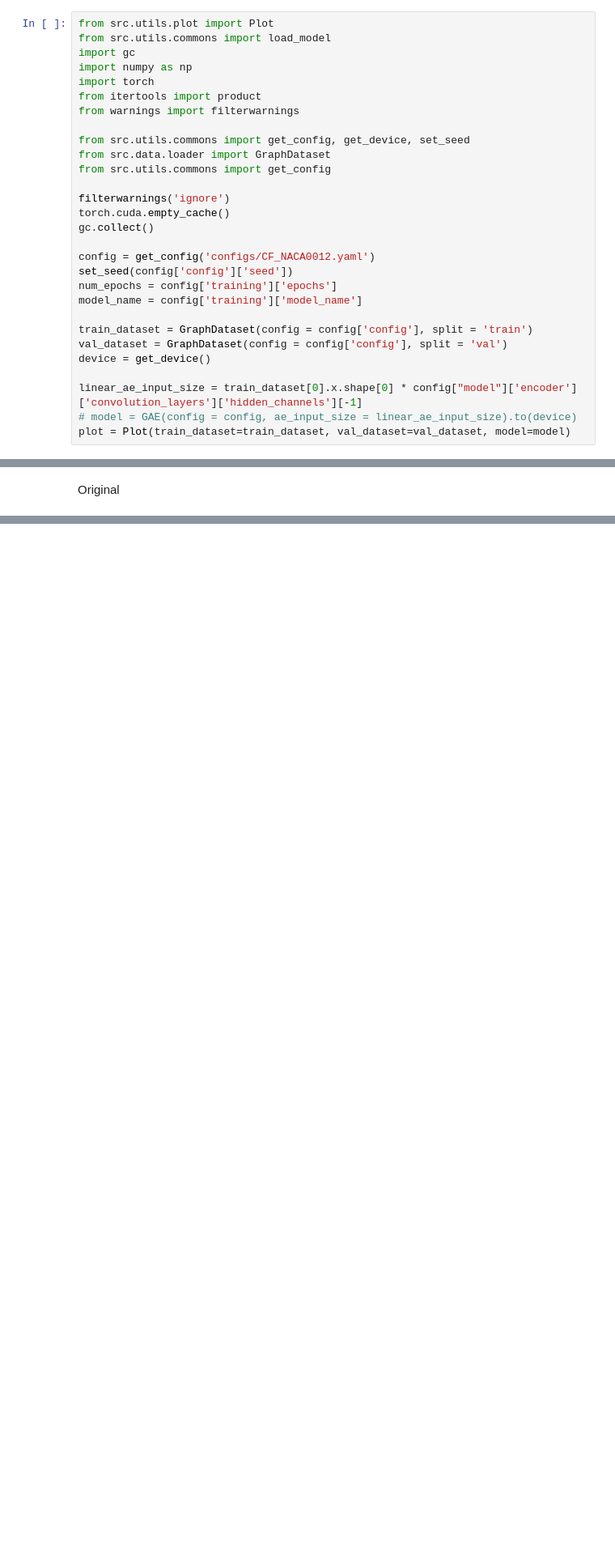
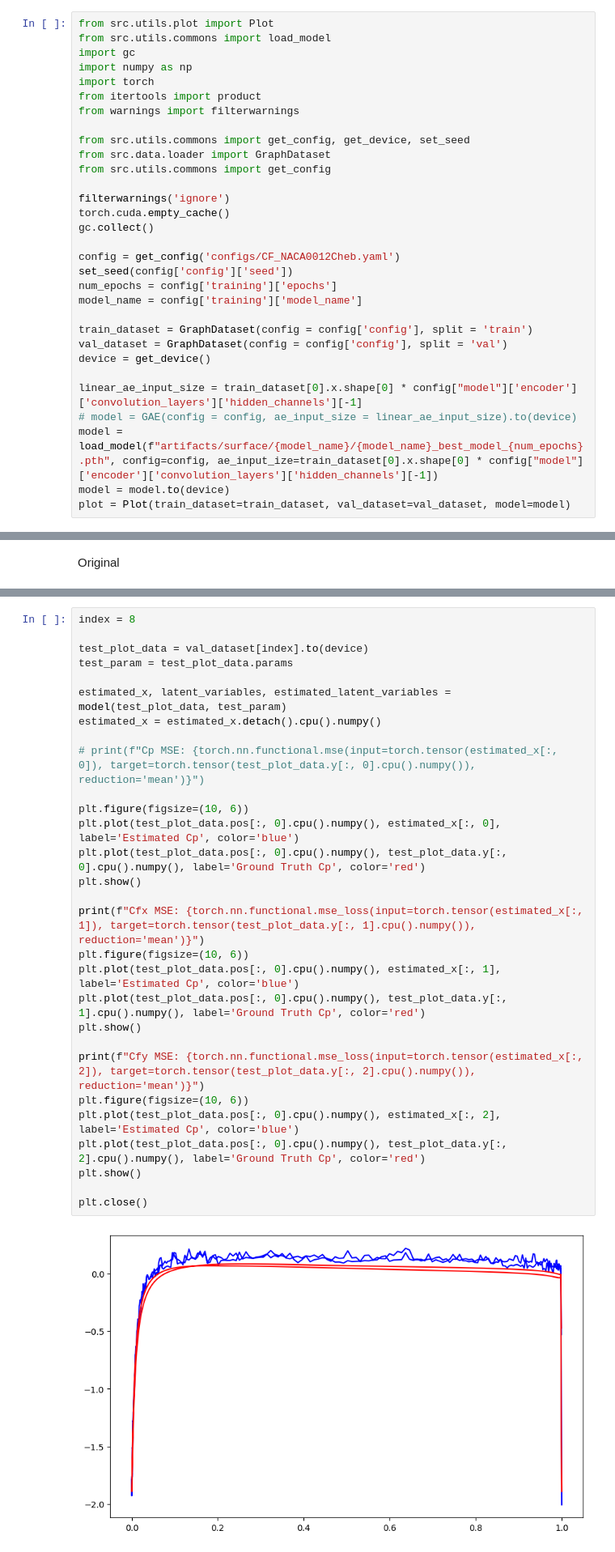
Before and after one commit to Arviano-Yuono/GAE-ROM, a Jupyter notebook: 3_cf_surface_trainingCheb.ipynb, the cells around one changed output, grey strips where cells are left out. Shown at 81% size. Cells and saved outputs as stored; diff of their text form; blank space fills up the shorter version.

```diff
--- a/3_cf_surface_trainingCheb.ipynb
+++ b/3_cf_surface_trainingCheb.ipynb
@@ -198,7 +202,7 @@ filterwarnings('ignore')
 torch.cuda.empty_cache()
 gc.collect()
 
-config = get_config('configs/CF_NACA0012.yaml')
+config = get_config('configs/CF_NACA0012Cheb.yaml')
 set_seed(config['config']['seed'])
 num_epochs = config['training']['epochs']
 model_name = config['training']['model_name']
@@ -209,4 +213,6 @@ device = get_device()
 
 linear_ae_input_size = train_dataset[0].x.shape[0] * config["model"]['encoder']['convolution_layers']['hidden_channels'][-1]
 # model = GAE(config = config, ae_input_size = linear_ae_input_size).to(device)
+model = load_model(f"artifacts/surface/{model_name}/{model_name}_best_model_{num_epochs}.pth", config=config, ae_input_ize=train_dataset[0].x.shape[0] * config["model"]['encoder']['convolution_layers']['hidden_channels'][-1])
+model = model.to(device)
 plot = Plot(train_dataset=train_dataset, val_dataset=val_dataset, model=model)
@@ -235,0 +250,31 @@ plt.close()
+# %%
+index = 8
+
+test_plot_data = val_dataset[index].to(device)
+test_param = test_plot_data.params
+
+estimated_x, latent_variables, estimated_latent_variables = model(test_plot_data, test_param)
+estimated_x = estimated_x.detach().cpu().numpy()
+
+# print(f"Cp MSE: {torch.nn.functional.mse(input=torch.tensor(estimated_x[:, 0]), target=torch.tensor(test_plot_data.y[:, 0].cpu().numpy()), reduction='mean')}")
+
+plt.figure(figsize=(10, 6))
+plt.plot(test_plot_data.pos[:, 0].cpu().numpy(), estimated_x[:, 0], label='Estimated Cp', color='blue')
+plt.plot(test_plot_data.pos[:, 0].cpu().numpy(), test_plot_data.y[:, 0].cpu().numpy(), label='Ground Truth Cp', color='red')
+plt.show()
+
+print(f"Cfx MSE: {torch.nn.functional.mse_loss(input=torch.tensor(estimated_x[:, 1]), target=torch.tensor(test_plot_data.y[:, 1].cpu().numpy()), reduction='mean')}")
+plt.figure(figsize=(10, 6))
+plt.plot(test_plot_data.pos[:, 0].cpu().numpy(), estimated_x[:, 1], label='Estimated Cp', color='blue')
+plt.plot(test_plot_data.pos[:, 0].cpu().numpy(), test_plot_data.y[:, 1].cpu().numpy(), label='Ground Truth Cp', color='red')
+plt.show()
+
+print(f"Cfy MSE: {torch.nn.functional.mse_loss(input=torch.tensor(estimated_x[:, 2]), target=torch.tensor(test_plot_data.y[:, 2].cpu().numpy()), reduction='mean')}")
+plt.figure(figsize=(10, 6))
+plt.plot(test_plot_data.pos[:, 0].cpu().numpy(), estimated_x[:, 2], label='Estimated Cp', color='blue')
+plt.plot(test_plot_data.pos[:, 0].cpu().numpy(), test_plot_data.y[:, 2].cpu().numpy(), label='Ground Truth Cp', color='red')
+plt.show()
+
+plt.close()
+# %% [output]
+[figure, added]
```
Also changed, not shown: parts of 12 cells of this notebook, 6 other files.
